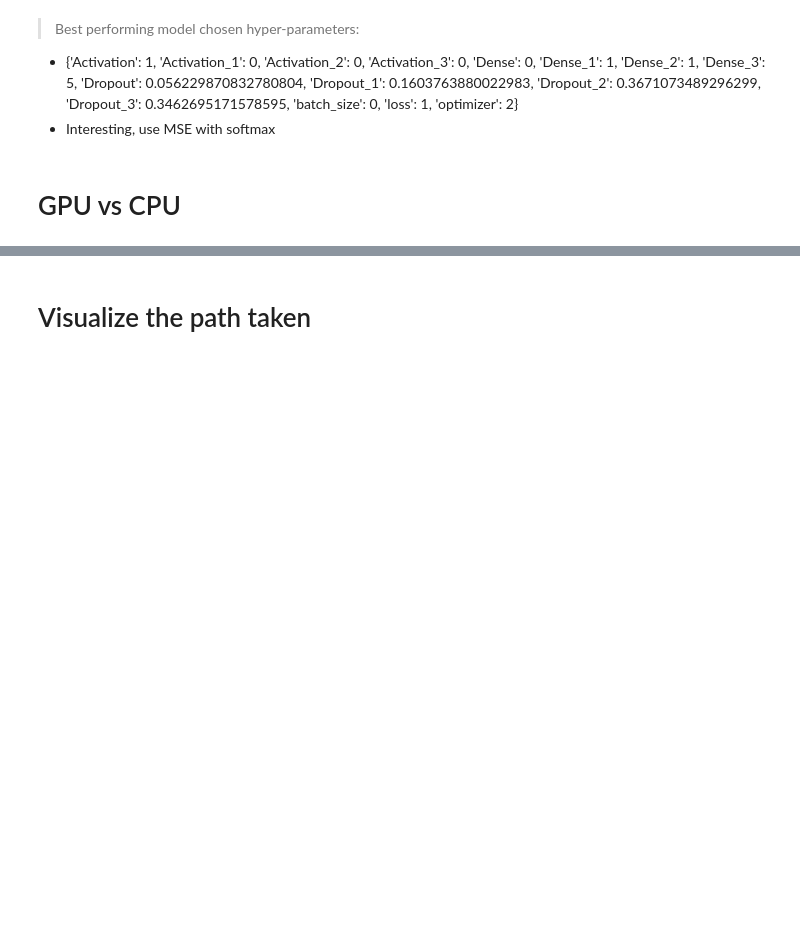
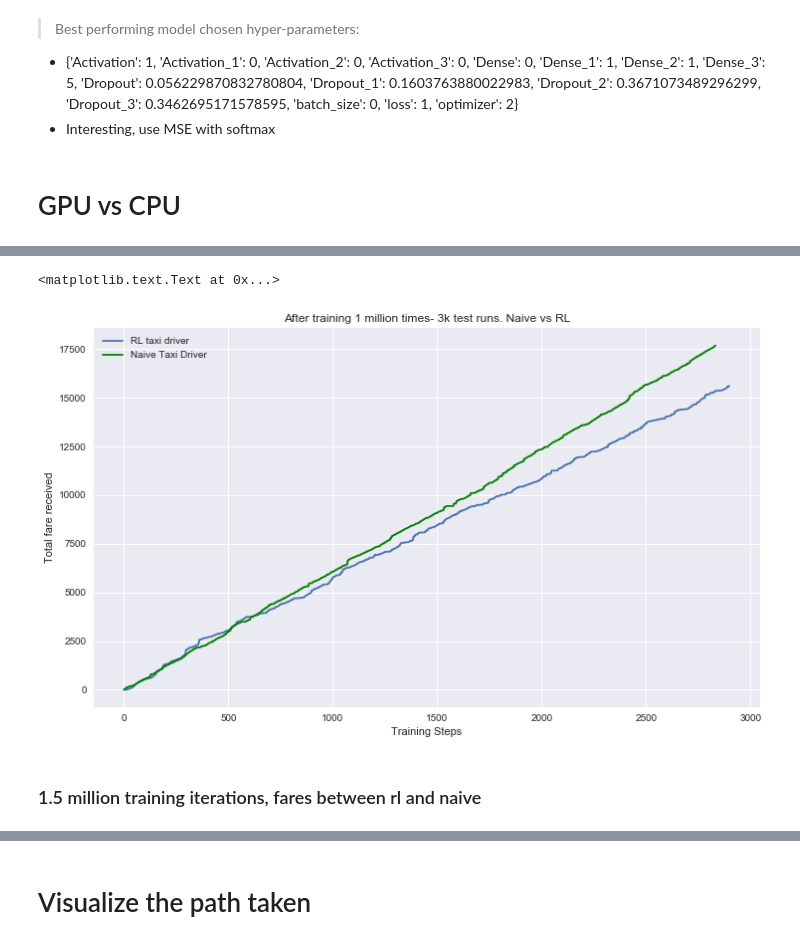
Before and after one commit to jonhilgart22/UNH-projects, a Jupyter notebook: deep_learning/notebooks/Jonathan_Hilgart-1.1-Taxi_cab_EDA.ipynb, the cells around one changed output, grey strips where cells are left out. Cells and saved outputs as stored; diff of their text form; code cells hidden in the pictures; blank space fills up the shorter version.

```diff
--- a/deep_learning/notebooks/Jonathan_Hilgart-1.1-Taxi_cab_EDA.ipynb
+++ b/deep_learning/notebooks/Jonathan_Hilgart-1.1-Taxi_cab_EDA.ipynb
@@ -443,0 +518,9 @@ IndexError: tuple index out of range
+# %%
+train_rl_taxi = RLNYCTaxiCab(list_of_unique_geohashes,list_of_time_index,list_of_geohash_index,
+                            list_of_inverse_heohash_index, final_data_structure, return_metrics=True)
+arg = {'mode':'Run','model_weights_load':'mlp_model/model_mlp_linear_onemillion.h5',
+      'save_model_weights':'mlp_linear_1million.h5'} # for the million parameter weights
+
+loss_list, total_fare_received_over_time_onemillion_training,list_of_geohashes_visited, \
+naive_fare_over_time_onemillion_training, days_driven, naive_geohashes =\
+    train_rl_taxi.trainNetworkNeuralNetworkTaxicab(arg, training_length=3000, return_training_data = False)
@@ -443,0 +545,13 @@ IndexError: tuple index out of range
+# %%
+plt.figure(figsize=(12,7))
+plt.plot(total_fare_received_over_time_onemillion_training, label = 'RL taxi driver')
+plt.plot(naive_fare_over_time_onemillion_training, color='green',label='Naive Taxi Driver')
+plt.legend()
+plt.title('After training 1 million times- 3k test runs. Naive vs RL')
+plt.ylabel('Total fare received')
+plt.xlabel('Training Steps')
+# %% [output]
+<matplotlib.text.Text at 0x...>
+[figure, added]
+# %% [markdown]
+### 1.5 million training iterations, fares between rl and naive
```
Also changed, not shown: parts of 45 cells of this notebook, 25 other files.
